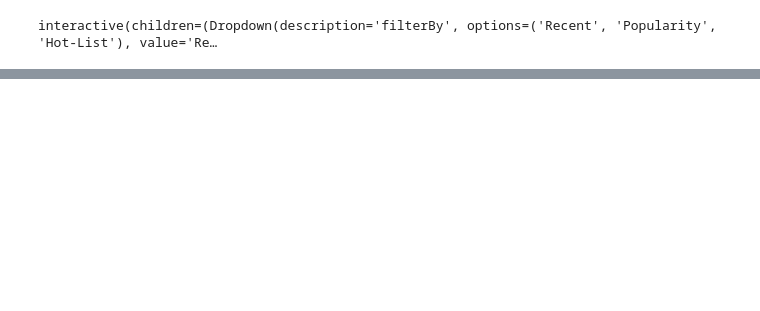
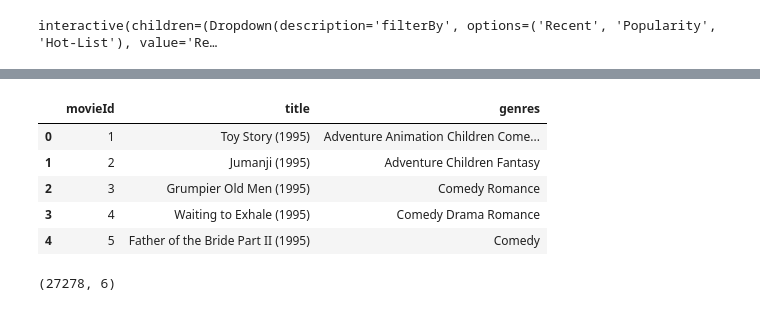
Before and after one commit to MaureenMbugua/Unsupervised-Predict-Team-ES2, a Jupyter notebook: rough1.ipynb, the cells around one changed output, grey strips where cells are left out. Drawn from its saved outputs; the diff is of its cells as text; code cells hidden in the pictures; blank space fills up the shorter version.

```diff
--- a/rough1.ipynb
+++ b/rough1.ipynb
@@ -834,0 +858,22 @@ interactive(children=(Dropdown(description='filterBy', options=('Recent', 'Popul
+# %%
+# assigning the movies dataset to a variable
+movies_df = df_list[4].copy()
+
+# spliting and joining the genres keywords
+movies_df['genres'] = movies_df['genres'].fillna('').apply(lambda x: " ". join(x.split('|')))
+
+movies_df.head()
+# %% [output]
+|  | movieId | title | genres |
+| 0 | 1 | Toy Story (1995) | Adventure Animation Children Come... |
+| 1 | 2 | Jumanji (1995) | Adventure Children Fantasy |
+| 2 | 3 | Grumpier Old Men (1995) | Comedy Romance |
+| 3 | 4 | Waiting to Exhale (1995) | Comedy Drama Romance |
+| 4 | 5 | Father of the Bride Part II (1995) | Comedy |
+# %%
+# merging the imbd movies dataset with movies dataset
+imdb_df = imdb_df[["movieId", "title_cast", "director", "plot_keywords"]] # selected features
+comb_df = imdb_df.merge(movies_df, how="left", on="movieId")
+comb_df.shape
+# %% [output]
+(27278, 6)
```
Also changed, not shown: parts of 23 cells of this notebook, 5 other files.
